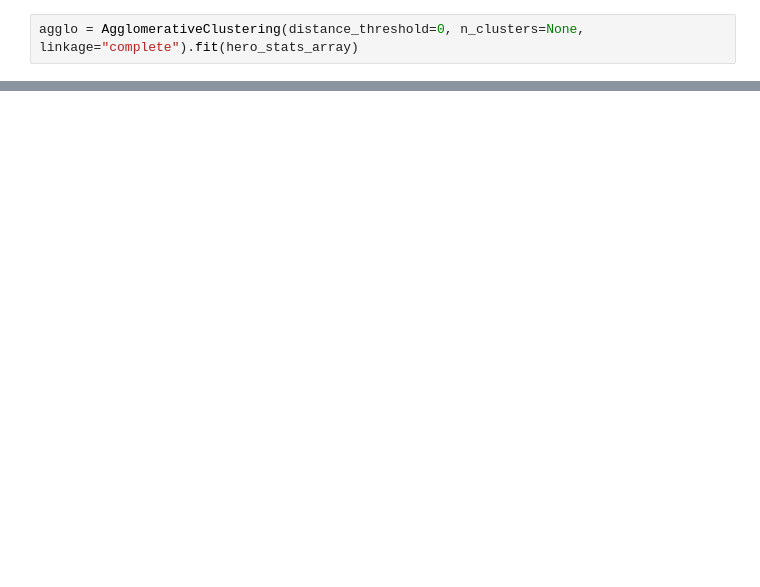
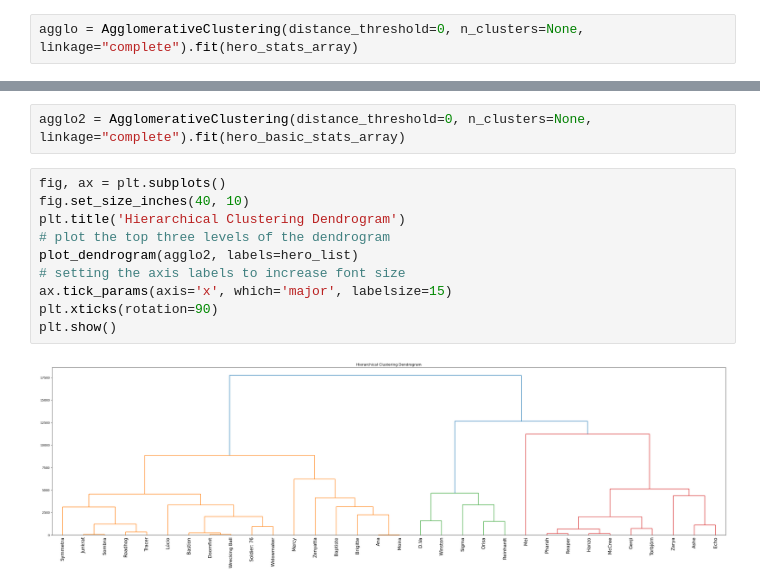
Before and after one commit to bennycjy/SI671-Project, a Jupyter notebook: clustering.ipynb, the cells around one changed output, grey strips where cells are left out. Cells and saved outputs as stored; diff of their text form; blank space fills up the shorter version.

```diff
--- a/clustering.ipynb
+++ b/clustering.ipynb
@@ -226,0 +225,14 @@ plt.show()
+# %%
+agglo2 = AgglomerativeClustering(distance_threshold=0, n_clusters=None, linkage="complete").fit(hero_basic_stats_array)
+# %%
+fig, ax = plt.subplots()
+fig.set_size_inches(40, 10)
+plt.title('Hierarchical Clustering Dendrogram')
+# plot the top three levels of the dendrogram
+plot_dendrogram(agglo2, labels=hero_list)
+# setting the axis labels to increase font size
+ax.tick_params(axis='x', which='major', labelsize=15)
+plt.xticks(rotation=90)
+plt.show()
+# %% [output]
+[figure, added]
```
Also changed, not shown: parts of 11 cells of this notebook.
